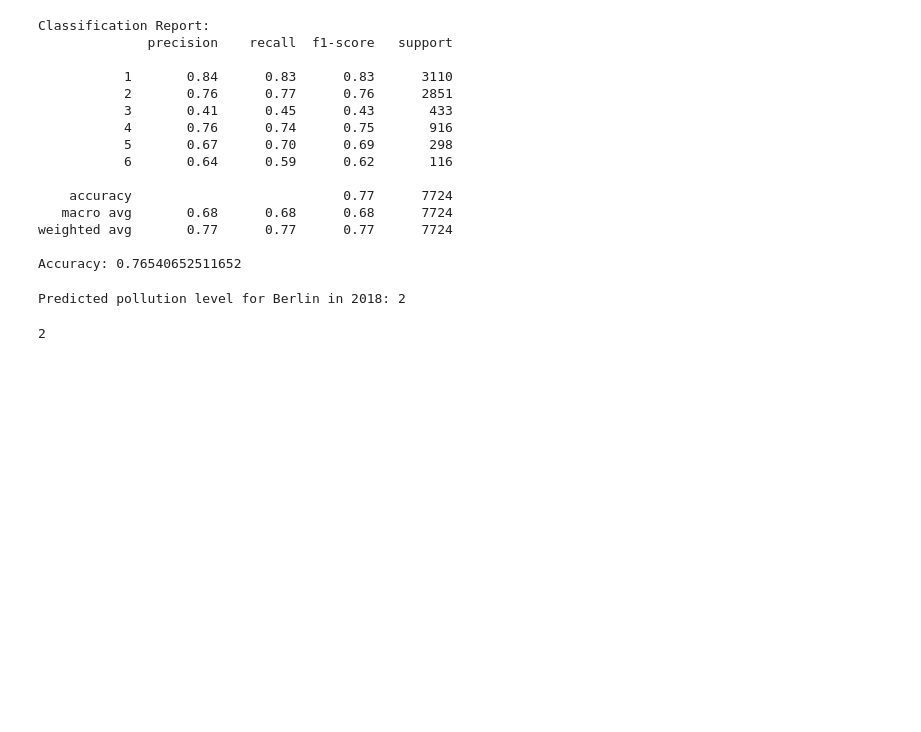
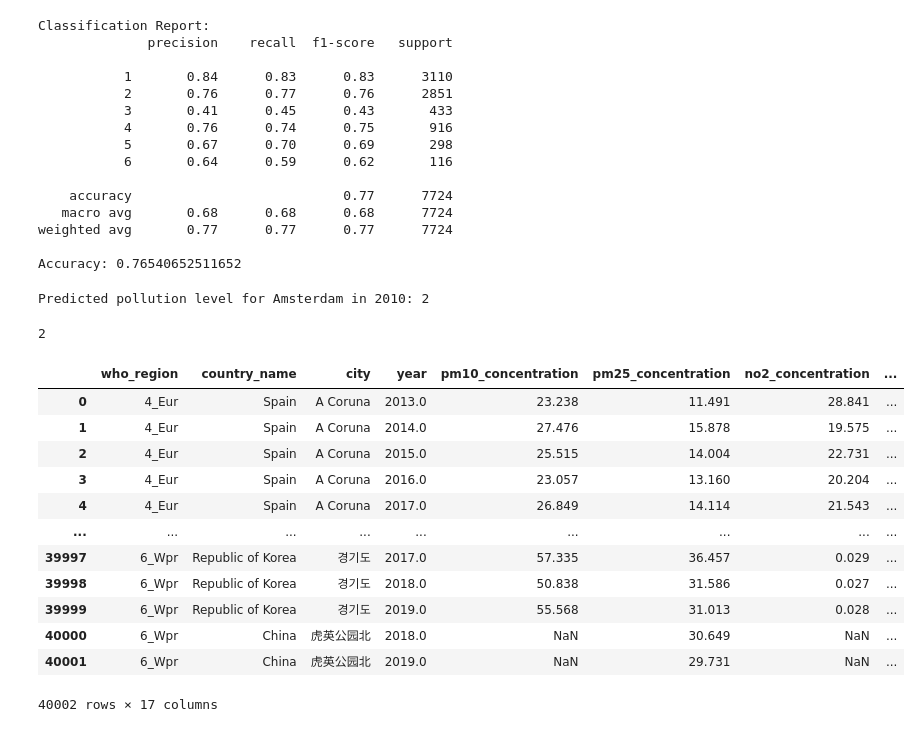
Before and after one commit to elpbcn/air-pollution-levels, a Jupyter notebook: notebooks/model.ipynb, the cells around one changed output. Drawn from its saved outputs; the diff is of its cells as text; code cells hidden in the pictures; blank space fills up the shorter version.

```diff
--- a/notebooks/model.ipynb
+++ b/notebooks/model.ipynb
@@ -585,8 +588,24 @@ Classification Report:
 weighted avg       0.77      0.77      0.77      7724
 
 Accuracy: 0.76540652511652
-# %%
-predict('Berlin', 2018)
-# %% [output]
-Predicted pollution level for Berlin in 2018: 2
-2
+# %%
+predict('Amsterdam', 2010)
+# %% [output]
+Predicted pollution level for Amsterdam in 2010: 2
+2
+# %%
+pd.read_csv('../airpollutionlevels/raw_data/data_lib.csv')
+# %% [output]
+|  | who_region | country_name | city | year | pm10_concentration | pm25_concentration | no2_concentration | ... |
+| 0 | 4_Eur | Spain | A Coruna | 2013.0 | 23.238 | 11.491 | 28.841 | ... |
+| 1 | 4_Eur | Spain | A Coruna | 2014.0 | 27.476 | 15.878 | 19.575 | ... |
+| 2 | 4_Eur | Spain | A Coruna | 2015.0 | 25.515 | 14.004 | 22.731 | ... |
+| 3 | 4_Eur | Spain | A Coruna | 2016.0 | 23.057 | 13.160 | 20.204 | ... |
+| 4 | 4_Eur | Spain | A Coruna | 2017.0 | 26.849 | 14.114 | 21.543 | ... |
+| ... | ... | ... | ... | ... | ... | ... | ... | ... |
+| 39997 | 6_Wpr | Republic of Korea | 경기도 | 2017.0 | 57.335 | 36.457 | 0.029 | ... |
+| 39998 | 6_Wpr | Republic of Korea | 경기도 | 2018.0 | 50.838 | 31.586 | 0.027 | ... |
+| 39999 | 6_Wpr | Republic of Korea | 경기도 | 2019.0 | 55.568 | 31.013 | 0.028 | ... |
+| 40000 | 6_Wpr | China | 虎英公园北 | 2018.0 | NaN | 30.649 | NaN | ... |
+| 40001 | 6_Wpr | China | 虎英公园北 | 2019.0 | NaN | 29.731 | NaN | ... |
+40002 rows × 17 columns
```
Also changed, not shown: parts of 3 cells of this notebook, 2 other files.
